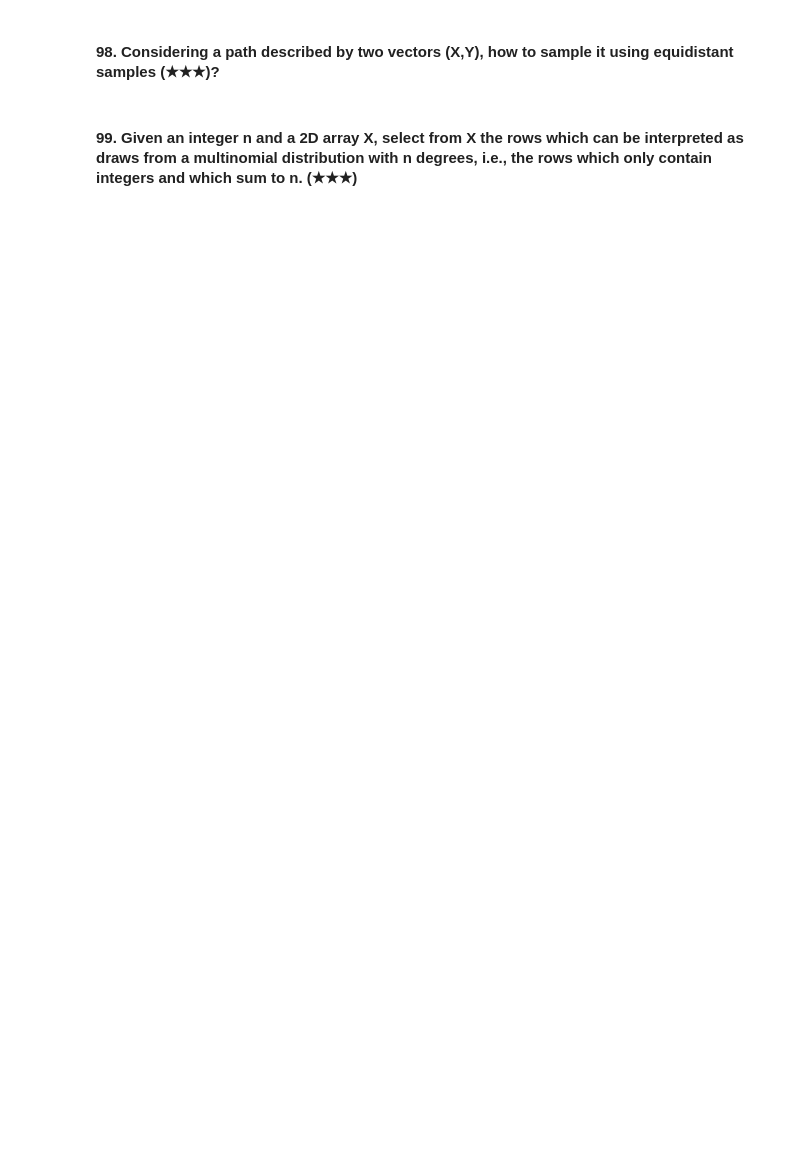
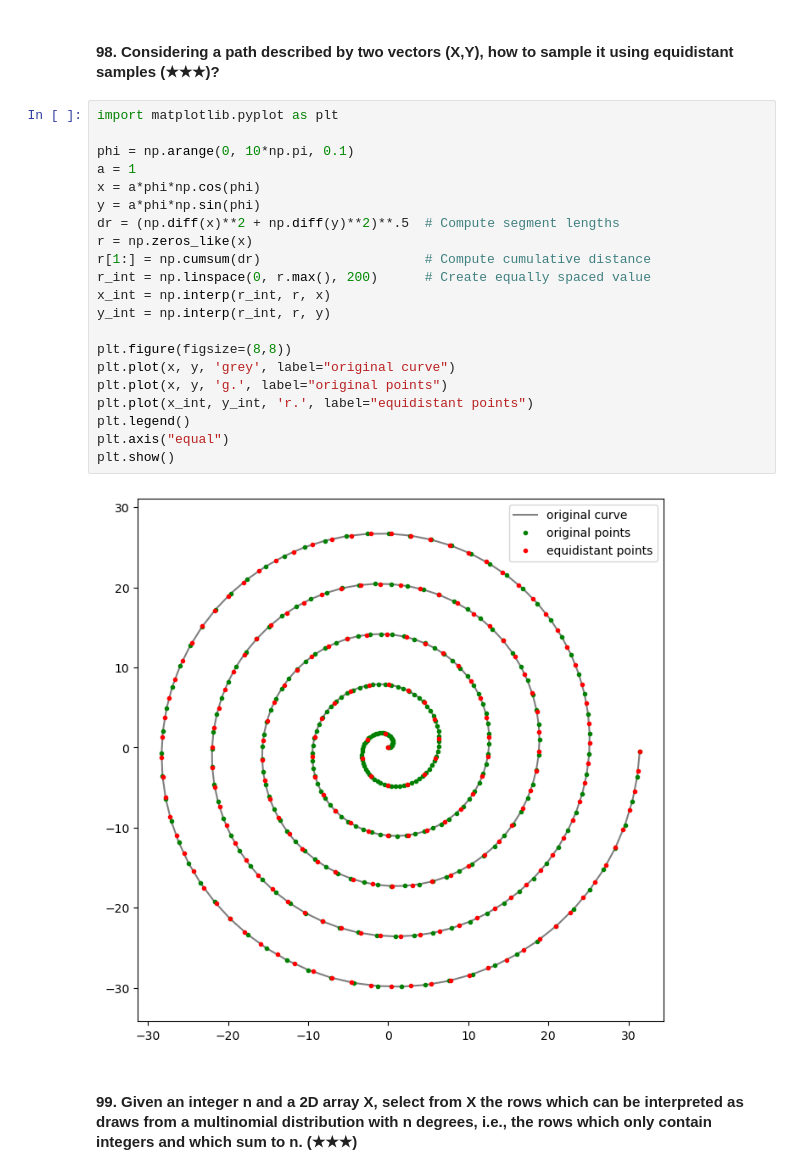
Before and after one commit to zhouchiw/numpy-learning, a Jupyter notebook: 01_numpy_100_exercises/100_Numpy_exercises.ipynb, the cells around one changed output. Cells and saved outputs as stored; diff of their text form; blank space fills up the shorter version.

```diff
--- a/01_numpy_100_exercises/100_Numpy_exercises.ipynb
+++ b/01_numpy_100_exercises/100_Numpy_exercises.ipynb
@@ -1220,4 +1552,27 @@ print(result)
 # %% [markdown]
 #### 98. Considering a path described by two vectors (X,Y), how to sample it using equidistant samples (★★★)?
+# %%
+import matplotlib.pyplot as plt
+
+phi = np.arange(0, 10*np.pi, 0.1)
+a = 1
+x = a*phi*np.cos(phi)
+y = a*phi*np.sin(phi)
+dr = (np.diff(x)**2 + np.diff(y)**2)**.5  # Compute segment lengths
+r = np.zeros_like(x)
+r[1:] = np.cumsum(dr)                     # Compute cumulative distance
+r_int = np.linspace(0, r.max(), 200)      # Create equally spaced value
+x_int = np.interp(r_int, r, x)
+y_int = np.interp(r_int, r, y)
+
+plt.figure(figsize=(8,8))
+plt.plot(x, y, 'grey', label="original curve")
+plt.plot(x, y, 'g.', label="original points")
+plt.plot(x_int, y_int, 'r.', label="equidistant points")
+plt.legend()
+plt.axis("equal")
+plt.show()
+# %% [output]
+[figure, added]
 # %% [markdown]
 #### 99. Given an integer n and a 2D array X, select from X the rows which can be interpreted as draws from a multinomial distribution with n degrees, i.e., the rows which only contain integers and which sum to n. (★★★)
```
Also changed, not shown: parts of 23 cells of this notebook.
